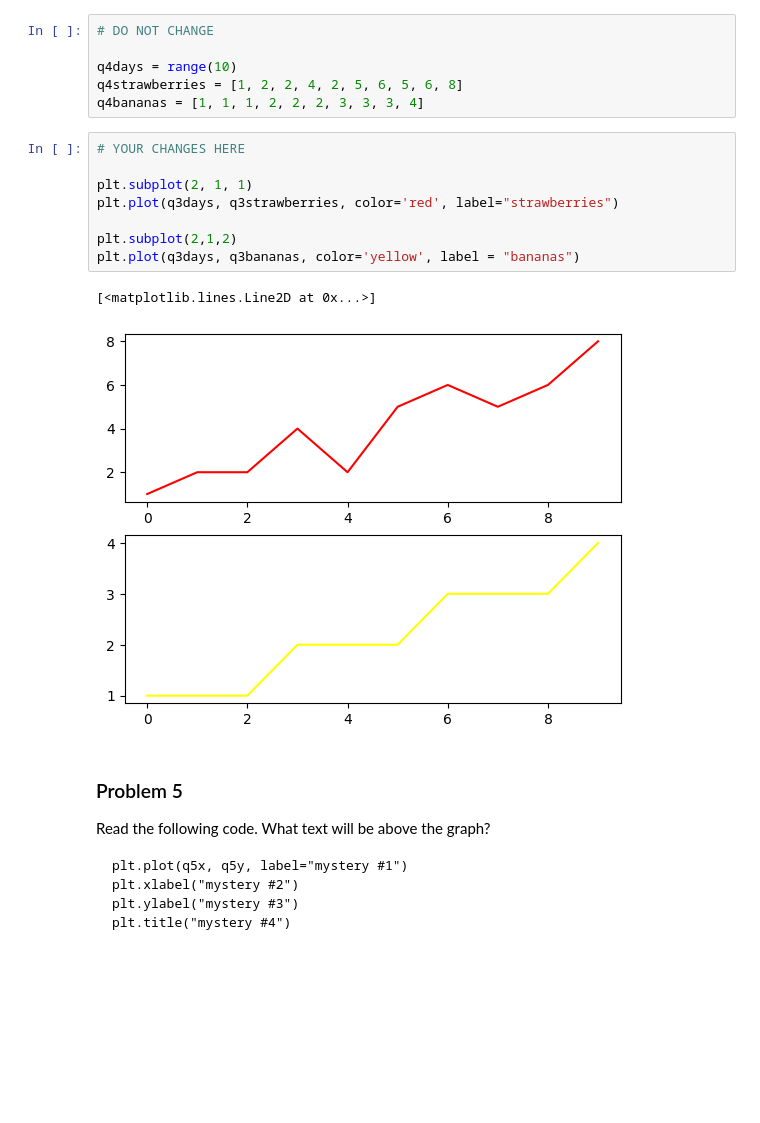
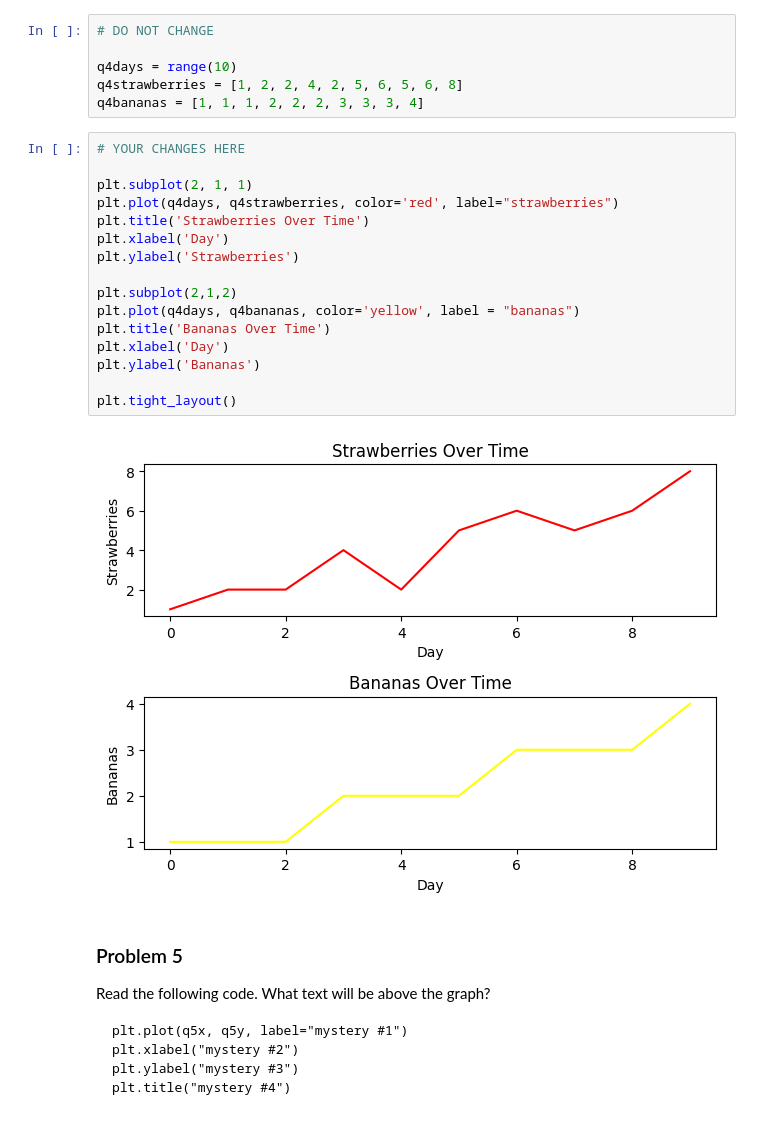
Before and after one commit to apand023/dx602-homework-05, a Jupyter notebook: homework.ipynb, the cells around one changed output. Cells and saved outputs as stored; diff of their text form; blank space fills up the shorter version.

```diff
--- a/homework.ipynb
+++ b/homework.ipynb
@@ -133,14 +133,21 @@ q4bananas = [1, 1, 1, 2, 2, 2, 3, 3, 3, 4]
 # %%
 # YOUR CHANGES HERE
 
 plt.subplot(2, 1, 1)
-plt.plot(q3days, q3strawberries, color='red', label="strawberries")
+plt.plot(q4days, q4strawberries, color='red', label="strawberries")
+plt.title('Strawberries Over Time')
+plt.xlabel('Day')
+plt.ylabel('Strawberries')
 
 plt.subplot(2,1,2)
-plt.plot(q3days, q3bananas, color='yellow', label = "bananas")
+plt.plot(q4days, q4bananas, color='yellow', label = "bananas")
+plt.title('Bananas Over Time')
+plt.xlabel('Day')
+plt.ylabel('Bananas')
+
+plt.tight_layout()
 # %% [output]
-[<matplotlib.lines.Line2D at 0x...>]
-[figure, old version]
+[figure, new version]
 # %% [markdown]
 ### Problem 5
 
```
